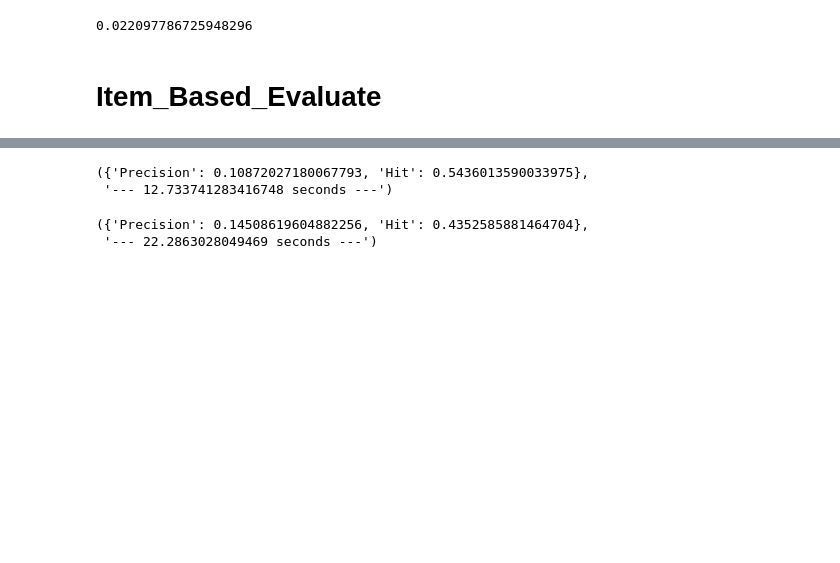
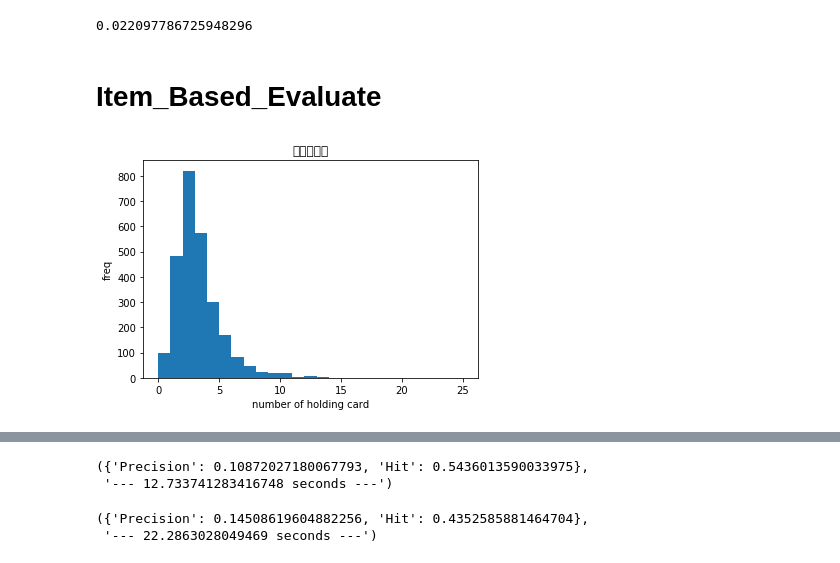
Before and after one commit to ShengHsiang-Kao/DB104, a Jupyter notebook: Recommend_Card/have_card_recommend/collaborative_filtering/evaluate_model/Evaluate_Rec.ipynb, the cells around one changed output, grey strips where cells are left out. Drawn from its saved outputs; the diff is of its cells as text; code cells hidden in the pictures; blank space fills up the shorter version.

```diff
--- a/Recommend_Card/have_card_recommend/collaborative_filtering/evaluate_model/Evaluate_Rec.ipynb
+++ b/Recommend_Card/have_card_recommend/collaborative_filtering/evaluate_model/Evaluate_Rec.ipynb
@@ -116,3 +119,13 @@ def CF_Item_Based_Evaluate(train,TopN):
 
 
     return result,exec_time
+# %%
+freq=[sum(train_df.loc[i]) for i in train_df.index]
+plt.hist(freq, bins=np.arange(min(freq), max(freq)+1))
+plt.xlabel('number of holding card')
+plt.ylabel('freq')
+
+plt.savefig('number_of_hold_card.jpg')
+plt.show()
+# %% [output]
+[figure, added]
```
Also changed, not shown: parts of 16 cells of this notebook, 5 other files.
